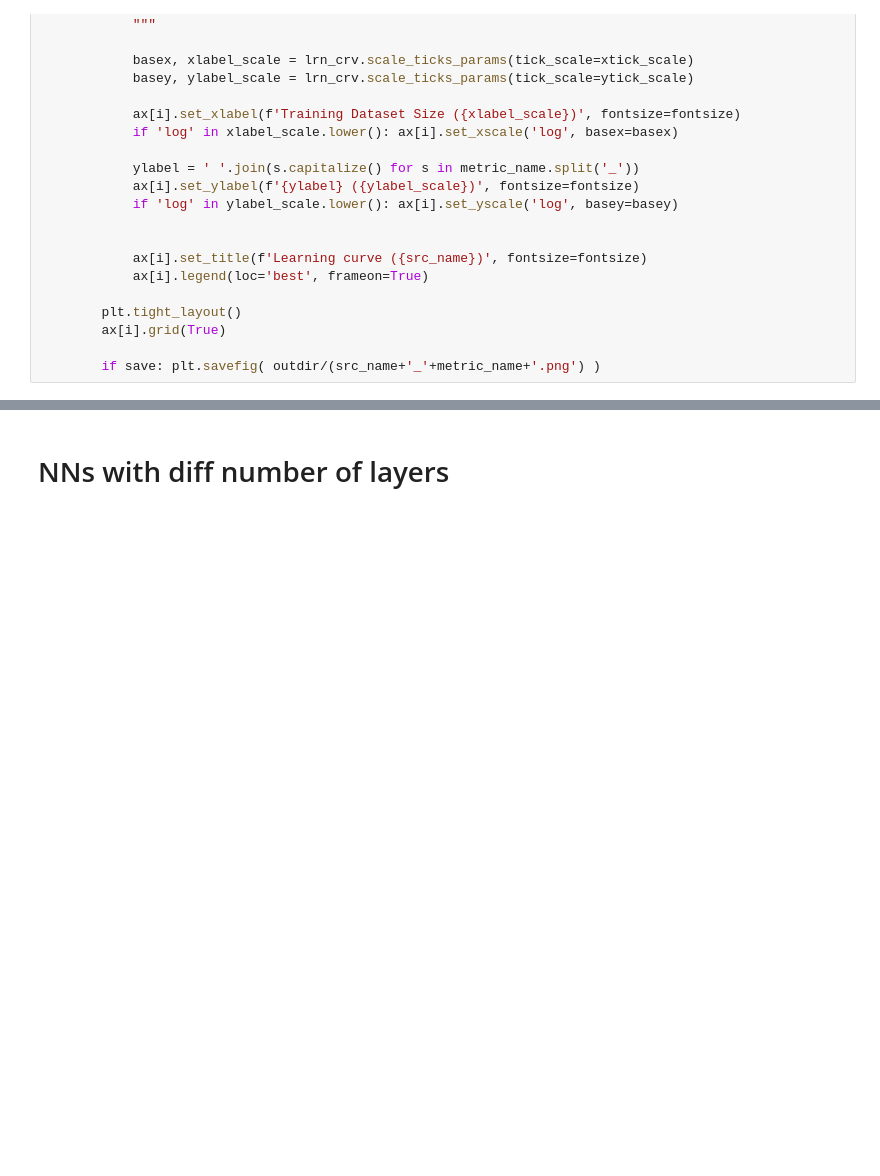
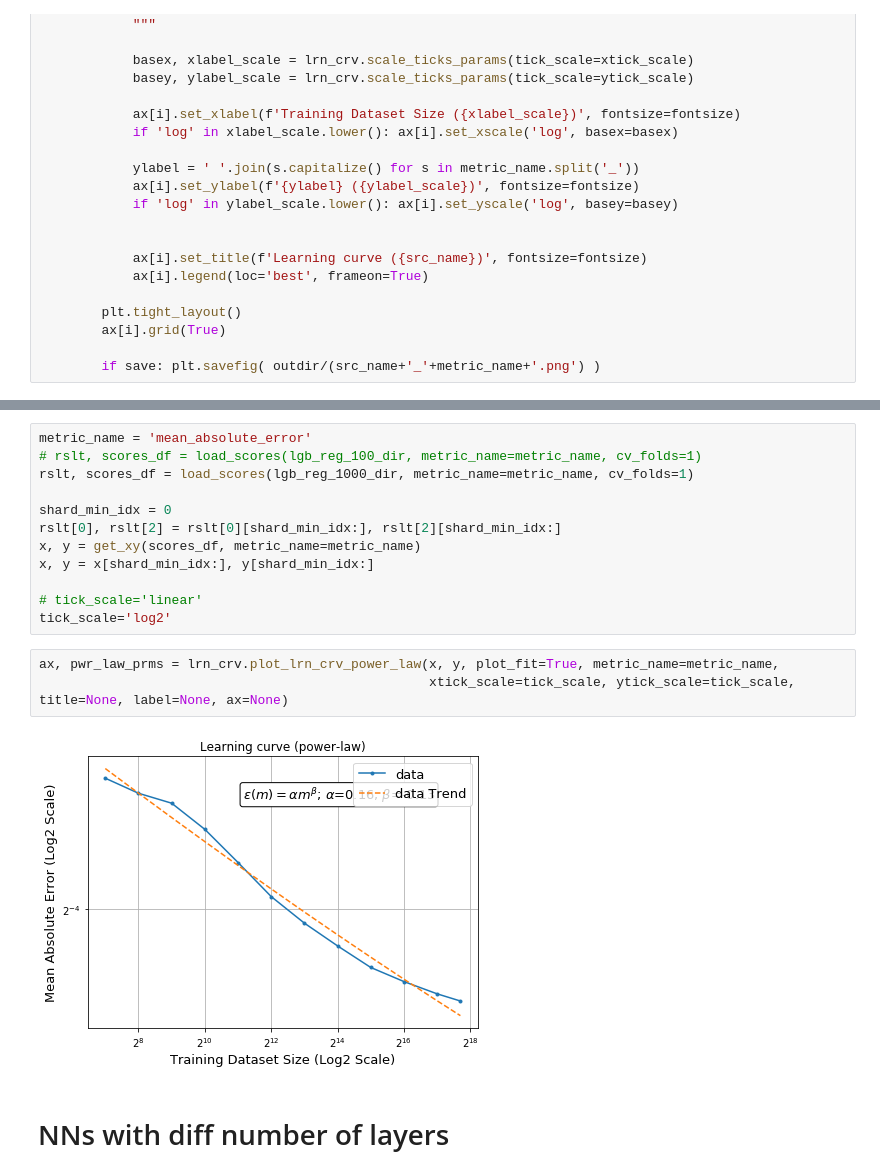
Before and after one commit to adpartin/LearningCurves, a Jupyter notebook: notebooks/power_law_for_paper.ipynb, the cells around one changed output, grey strips where cells are left out. Saved outputs shown, nothing was run; the diff lists cells and outputs as text; blank space fills up the shorter version.

```diff
--- a/notebooks/power_law_for_paper.ipynb
+++ b/notebooks/power_law_for_paper.ipynb
@@ -153,3 +188,20 @@ def plot_all_metrics_from_runs(runs, metrics='all', title:str=None, figsize:tupl
+# %%
+metric_name = 'mean_absolute_error'
+# rslt, scores_df = load_scores(lgb_reg_100_dir, metric_name=metric_name, cv_folds=1)
+rslt, scores_df = load_scores(lgb_reg_1000_dir, metric_name=metric_name, cv_folds=1)
+
+shard_min_idx = 0
+rslt[0], rslt[2] = rslt[0][shard_min_idx:], rslt[2][shard_min_idx:]
+x, y = get_xy(scores_df, metric_name=metric_name)
+x, y = x[shard_min_idx:], y[shard_min_idx:]
+
+# tick_scale='linear'
+tick_scale='log2'
+# %%
+ax, pwr_law_prms = lrn_crv.plot_lrn_crv_power_law(x, y, plot_fit=True, metric_name=metric_name,
+                                                  xtick_scale=tick_scale, ytick_scale=tick_scale, title=None, label=None, ax=None)
+# %% [output]
+[figure, added]
 # %% [markdown]
 # NNs with diff number of layers
 # %%
```
Also changed, not shown: parts of 13 cells of this notebook, 2 other files.
